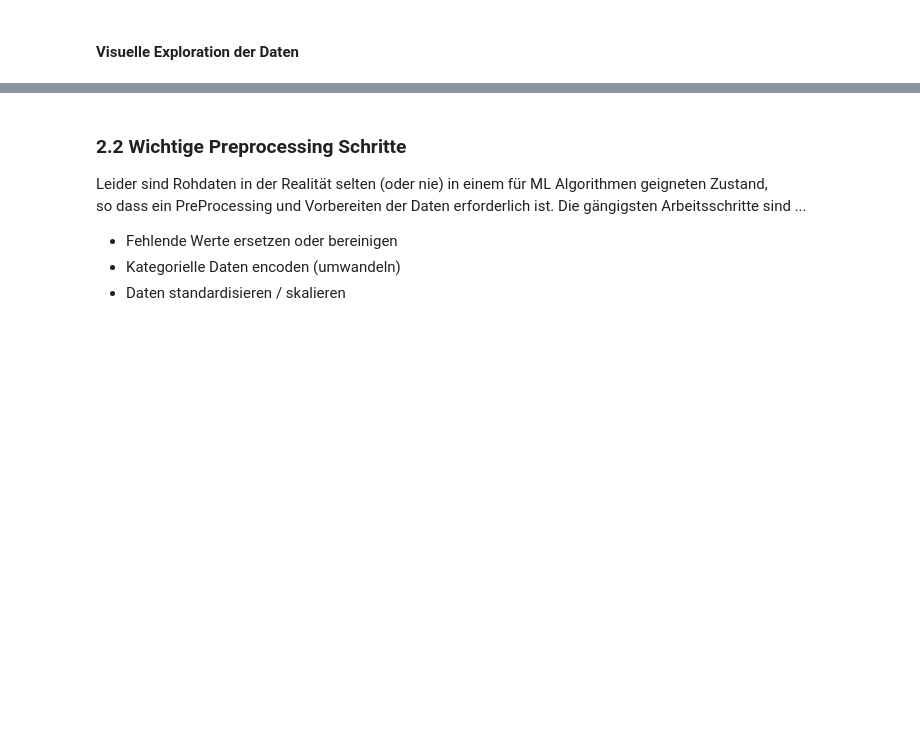
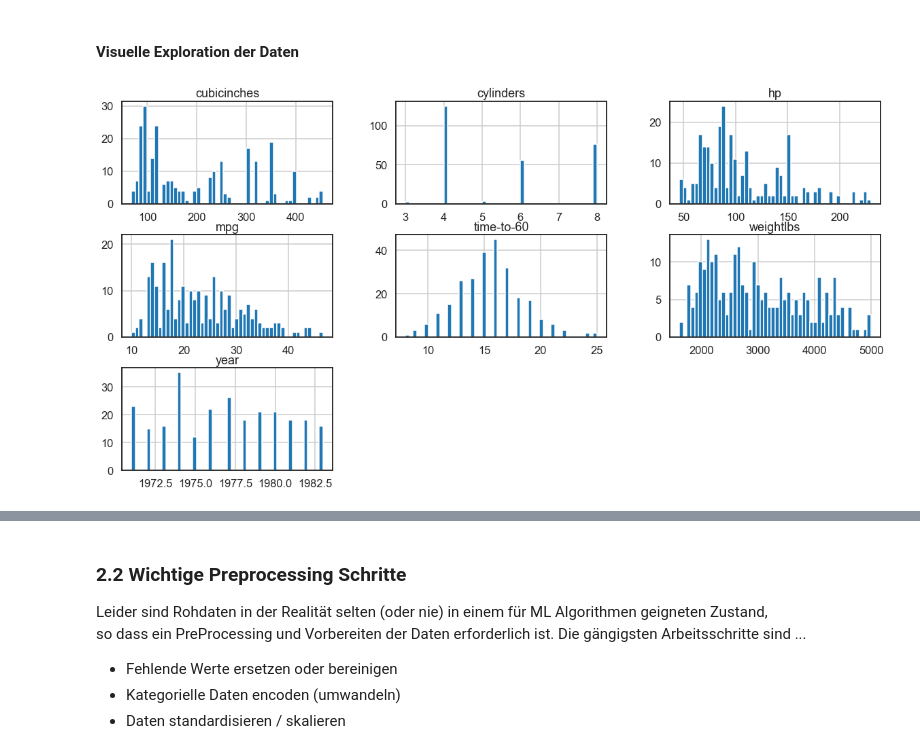
Before and after one commit to strategiepilot/ML_workshop, a Jupyter notebook: ML_Einfuehrung.ipynb, the cells around one changed output, grey strips where cells are left out. Cells and saved outputs as stored; diff of their text form; code cells hidden in the pictures; blank space fills up the shorter version.

```diff
--- a/ML_Einfuehrung.ipynb
+++ b/ML_Einfuehrung.ipynb
@@ -93,7 +138,8 @@ mtcars.describe()
 # %%
 # Visualisierung der numerischen Daten als Histogramm
 figsize(20,10)          # stellt die Größe der Abbildung ein (Horizontale, Vertikale)
-mtcars.hist(bins=50)    # erzeugt ein Histogramm mit 50er Intervallschritten, einstellbar über bins=xx
-plt.show()              # ruft eine Grafik final auf
+_= cars.hist(bins=50,)     # erzeugt ein Histogramm mit 50er Intervallschritten, einstellbar über bins=xx
+# %% [output]
+[figure, added]
 # %%
 # Advanced Visualisierung: Zeichnet die paarweise Verteilung für ausgewählte Feature
```
Also changed, not shown: parts of 41 cells of this notebook.
